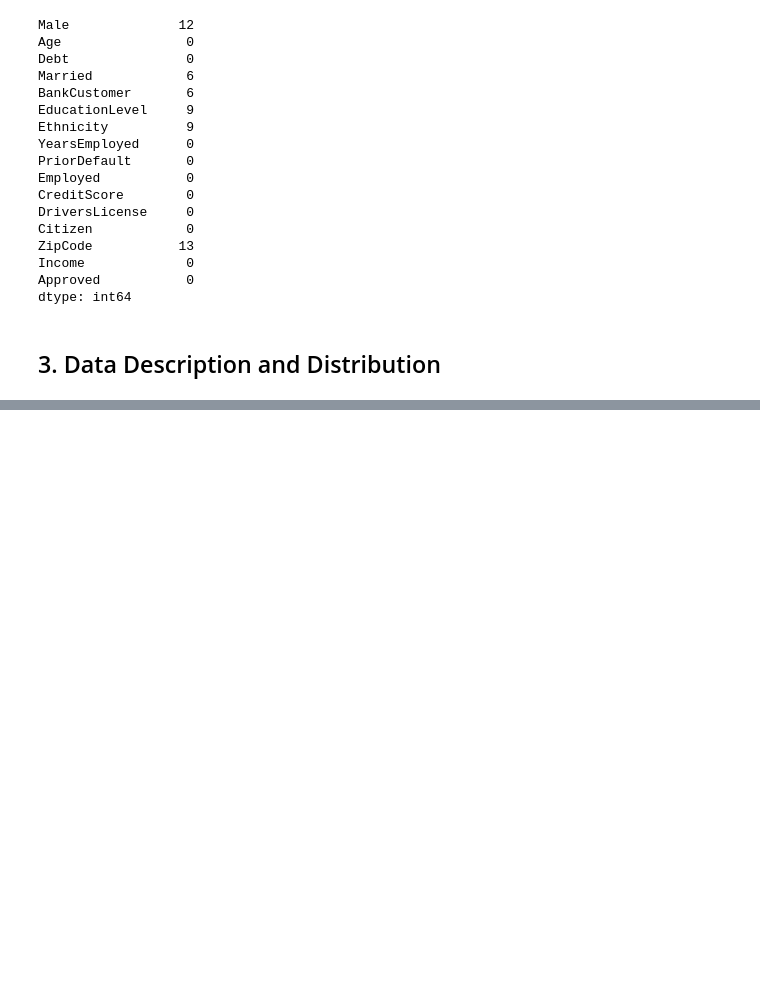
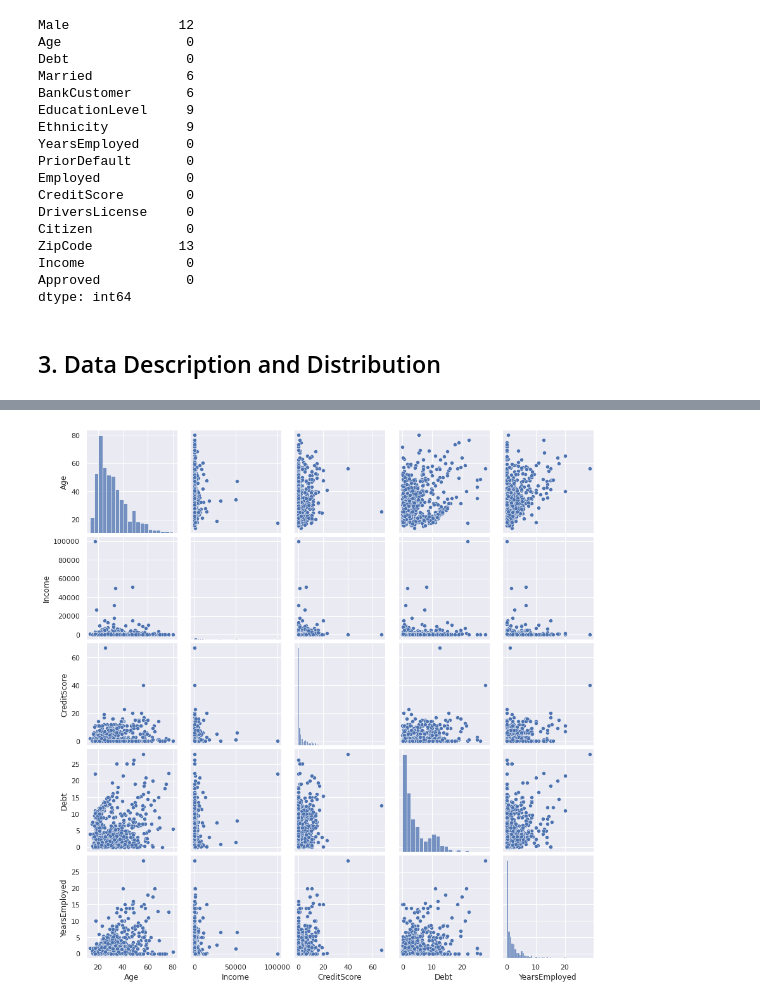
Before and after one commit to GlisseLisbeth/predicting_credit_card_approvals, a Jupyter notebook: notebooks/CreditCardApproval.ipynb, the cells around one changed output, grey strips where cells are left out. Drawn from its saved outputs; the diff is of its cells as text; code cells hidden in the pictures; blank space fills up the shorter version.

```diff
--- a/notebooks/CreditCardApproval.ipynb
+++ b/notebooks/CreditCardApproval.ipynb
@@ -146,0 +154,8 @@ plotDistPlot(CC_data['Income'])
+# %%
+#scatterplot
+sns.set()
+cols = ['Age', 'Income', 'CreditScore', 'Debt', 'YearsEmployed']
+sns.pairplot(CC_data[cols], size = 2.5)
+plt.show()
+# %% [output]
+[figure, added]
```
Also changed, not shown: parts of 24 cells of this notebook, 1 other file.
